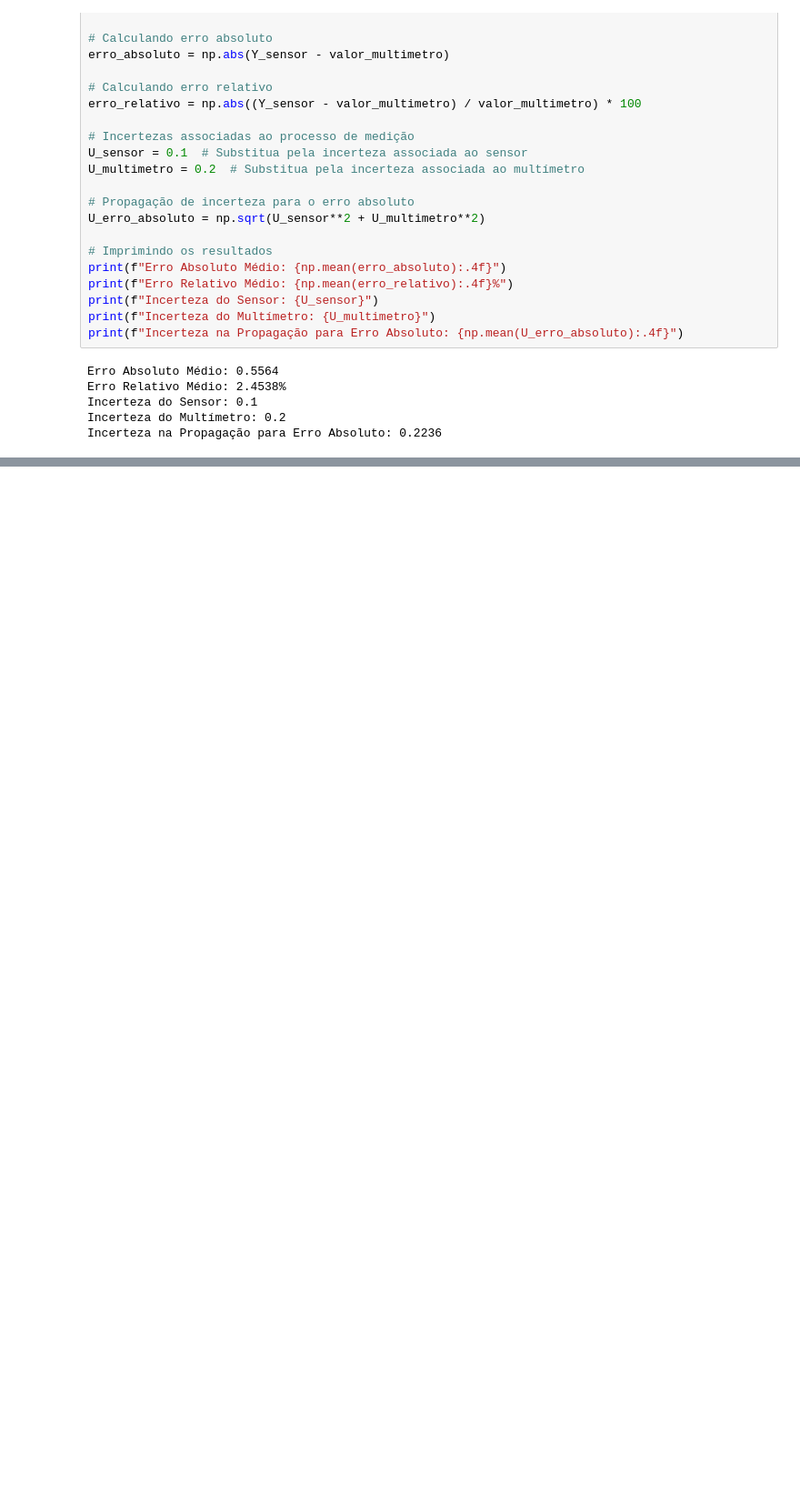
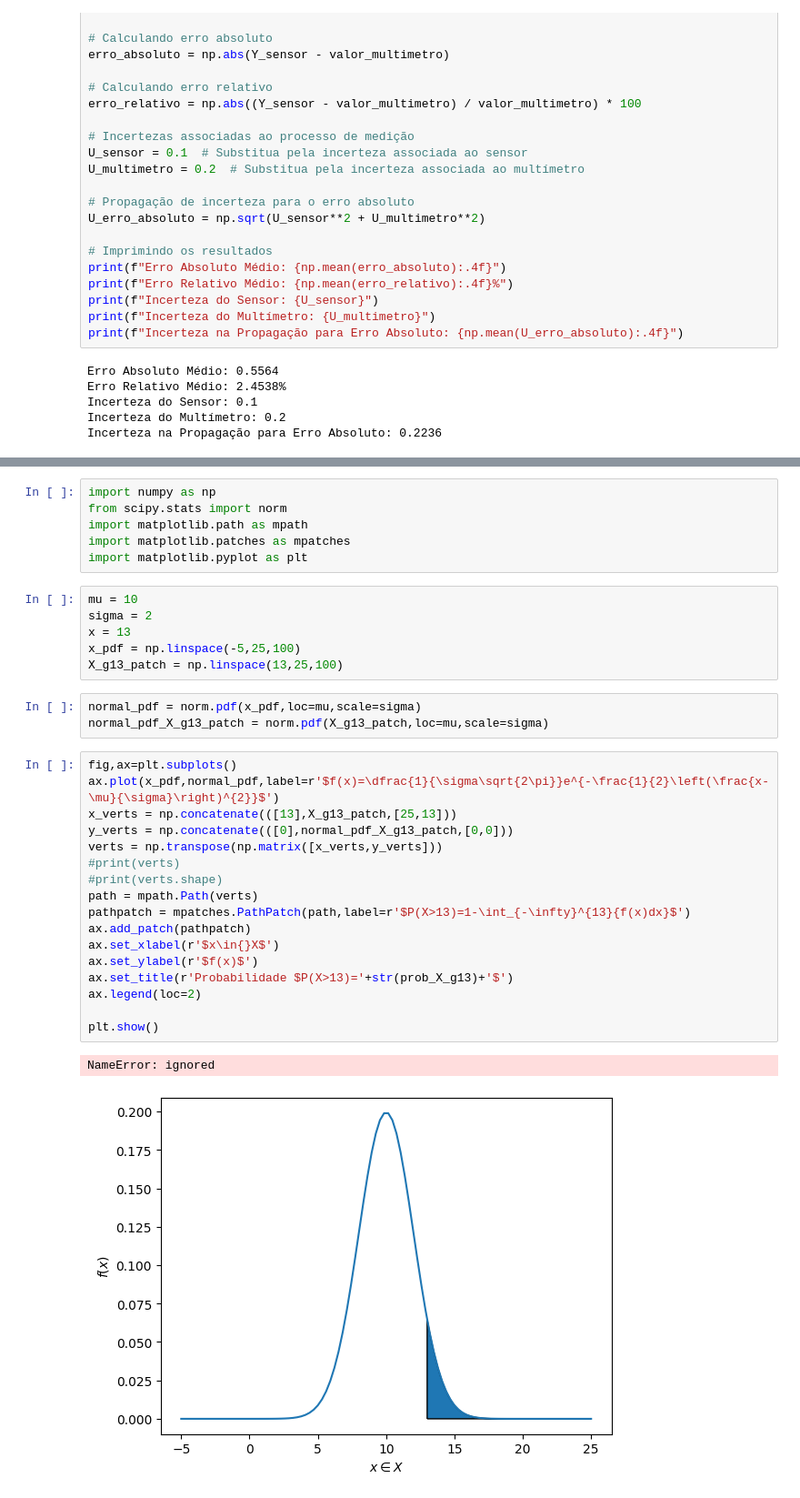
Before and after one commit to nervaljunior/JupyterHub, a Jupyter notebook: Untitled2.ipynb, the cells around one changed output, grey strips where cells are left out. Shown at 91% size. Saved outputs shown, nothing was run; the diff lists cells and outputs as text; blank space fills up the shorter version.

```diff
--- a/Untitled2.ipynb
+++ b/Untitled2.ipynb
@@ -559,0 +636,35 @@ Incerteza na Propagação para Erro Absoluto: 0.2236
+# %%
+import numpy as np
+from scipy.stats import norm
+import matplotlib.path as mpath
+import matplotlib.patches as mpatches
+import matplotlib.pyplot as plt
+# %%
+mu = 10
+sigma = 2
+x = 13
+x_pdf = np.linspace(-5,25,100)
+X_g13_patch = np.linspace(13,25,100)
+# %%
+normal_pdf = norm.pdf(x_pdf,loc=mu,scale=sigma)
+normal_pdf_X_g13_patch = norm.pdf(X_g13_patch,loc=mu,scale=sigma)
+# %%
+fig,ax=plt.subplots()
+ax.plot(x_pdf,normal_pdf,label=r'$f(x)=\dfrac{1}{\sigma\sqrt{2\pi}}e^{-\frac{1}{2}\left(\frac{x-\mu}{\sigma}\right)^{2}}$')
+x_verts = np.concatenate(([13],X_g13_patch,[25,13]))
+y_verts = np.concatenate(([0],normal_pdf_X_g13_patch,[0,0]))
+verts = np.transpose(np.matrix([x_verts,y_verts]))
+#print(verts)
+#print(verts.shape)
+path = mpath.Path(verts)
+pathpatch = mpatches.PathPatch(path,label=r'$P(X>13)=1-\int_{-\infty}^{13}{f(x)dx}$')
+ax.add_patch(pathpatch)
+ax.set_xlabel(r'$x\in{}X$')
+ax.set_ylabel(r'$f(x)$')
+ax.set_title(r'Probabilidade $P(X>13)='+str(prob_X_g13)+'$')
+ax.legend(loc=2)
+
+plt.show()
+# %% [output]
+NameError: ignored
+[figure, added]
```
Also changed, not shown: parts of 3 cells of this notebook.
